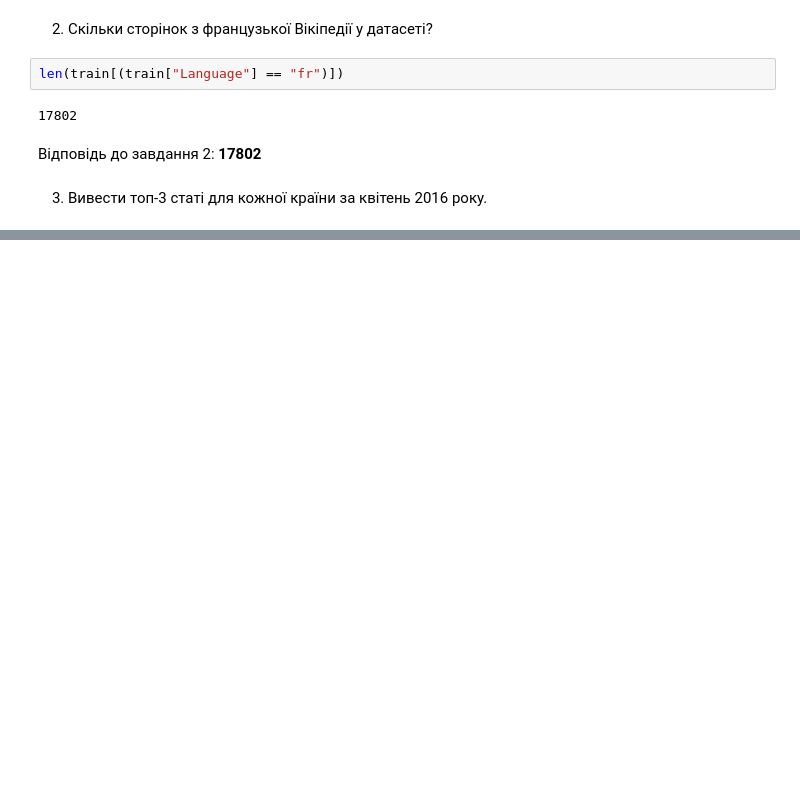
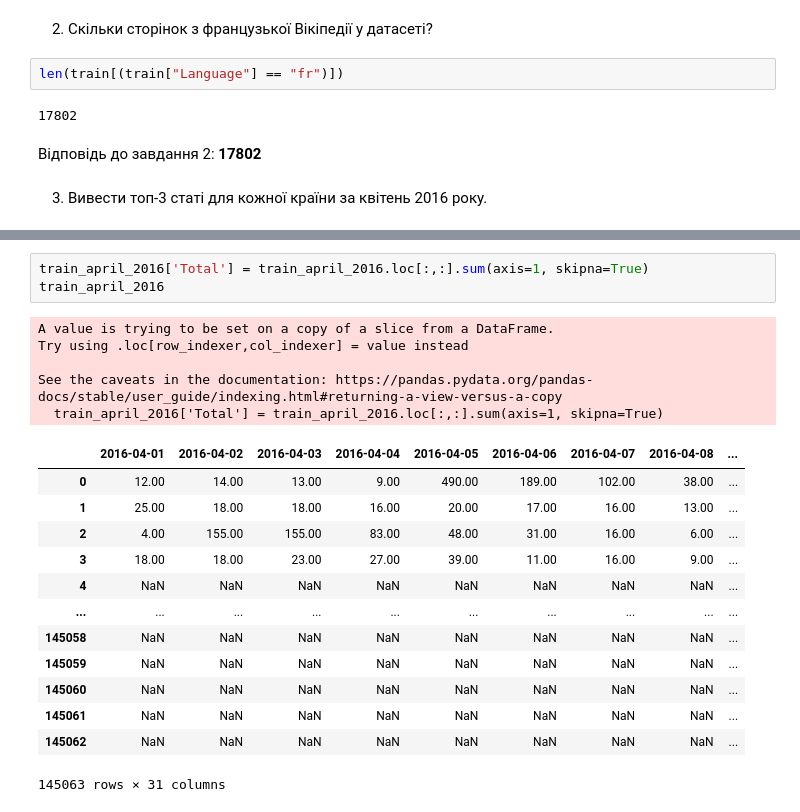
Before and after one commit to reesha-rsh/MLb4, a Jupyter notebook: Homework/Homework_2_0_Pandas_Toxic_Comments_EDA.ipynb, the cells around one changed output, grey strips where cells are left out. Saved outputs shown, nothing was run; the diff lists cells and outputs as text; blank space fills up the shorter version.

```diff
--- a/Homework/Homework_2_0_Pandas_Toxic_Comments_EDA.ipynb
+++ b/Homework/Homework_2_0_Pandas_Toxic_Comments_EDA.ipynb
@@ -114,4 +114,26 @@ train_april_2016
 | 145061 | NaN | NaN | NaN | NaN | NaN | NaN | NaN | NaN | ... |
 | 145062 | NaN | NaN | NaN | NaN | NaN | NaN | NaN | NaN | ... |
 145063 rows × 30 columns
+# %%
+train_april_2016['Total'] = train_april_2016.loc[:,:].sum(axis=1, skipna=True)
+train_april_2016
+# %% [output]
+A value is trying to be set on a copy of a slice from a DataFrame.
+Try using .loc[row_indexer,col_indexer] = value instead
+
+See the caveats in the documentation: https://pandas.pydata.org/pandas-docs/stable/user_guide/indexing.html#returning-a-view-versus-a-copy
+  train_april_2016['Total'] = train_april_2016.loc[:,:].sum(axis=1, skipna=True)
+|  | 2016-04-01 | 2016-04-02 | 2016-04-03 | 2016-04-04 | 2016-04-05 | 2016-04-06 | 2016-04-07 | 2016-04-08 | ... |
+| 0 | 12.00 | 14.00 | 13.00 | 9.00 | 490.00 | 189.00 | 102.00 | 38.00 | ... |
+| 1 | 25.00 | 18.00 | 18.00 | 16.00 | 20.00 | 17.00 | 16.00 | 13.00 | ... |
+| 2 | 4.00 | 155.00 | 155.00 | 83.00 | 48.00 | 31.00 | 16.00 | 6.00 | ... |
+| 3 | 18.00 | 18.00 | 23.00 | 27.00 | 39.00 | 11.00 | 16.00 | 9.00 | ... |
+| 4 | NaN | NaN | NaN | NaN | NaN | NaN | NaN | NaN | ... |
+| ... | ... | ... | ... | ... | ... | ... | ... | ... | ... |
+| 145058 | NaN | NaN | NaN | NaN | NaN | NaN | NaN | NaN | ... |
+| 145059 | NaN | NaN | NaN | NaN | NaN | NaN | NaN | NaN | ... |
+| 145060 | NaN | NaN | NaN | NaN | NaN | NaN | NaN | NaN | ... |
+| 145061 | NaN | NaN | NaN | NaN | NaN | NaN | NaN | NaN | ... |
+| 145062 | NaN | NaN | NaN | NaN | NaN | NaN | NaN | NaN | ... |
+145063 rows × 31 columns
 # %%
```
Also changed, not shown: parts of 33 cells of this notebook.
